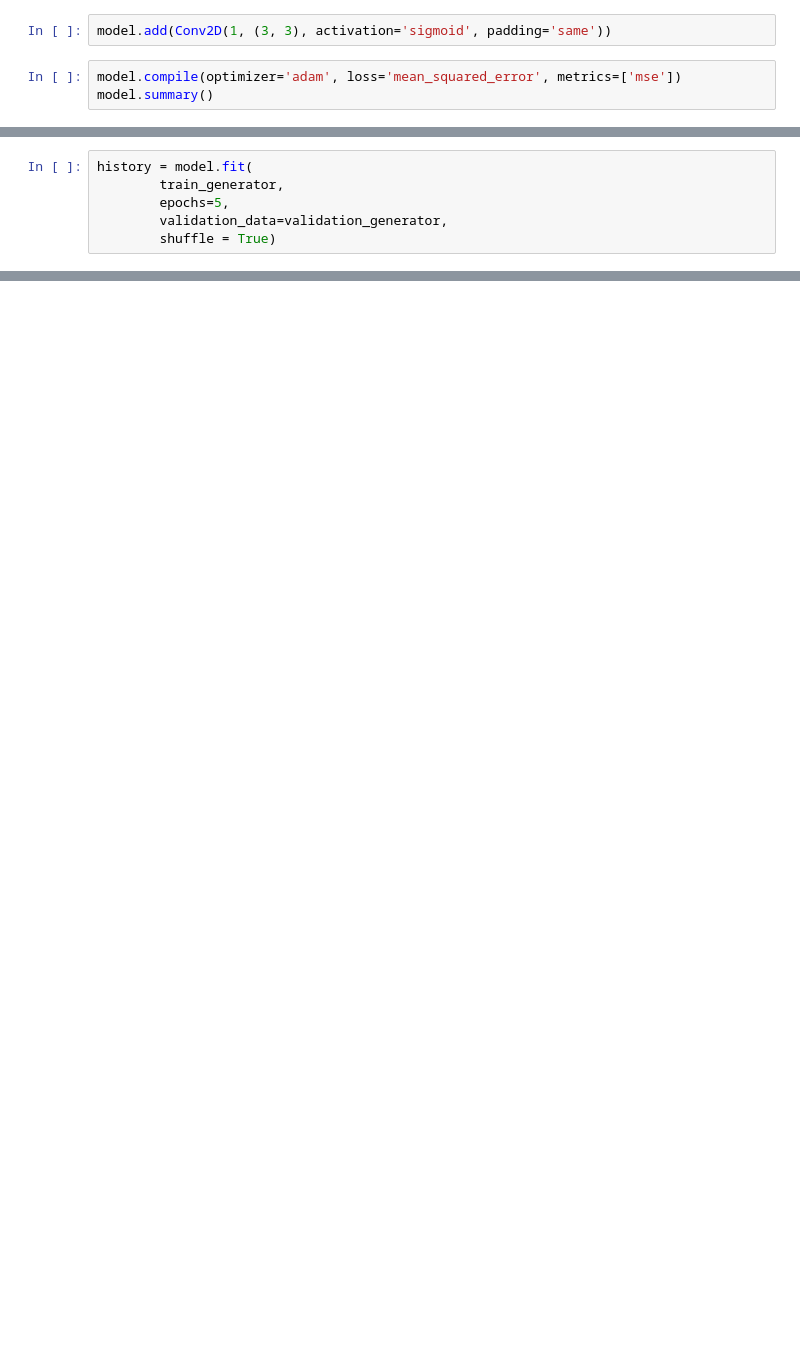
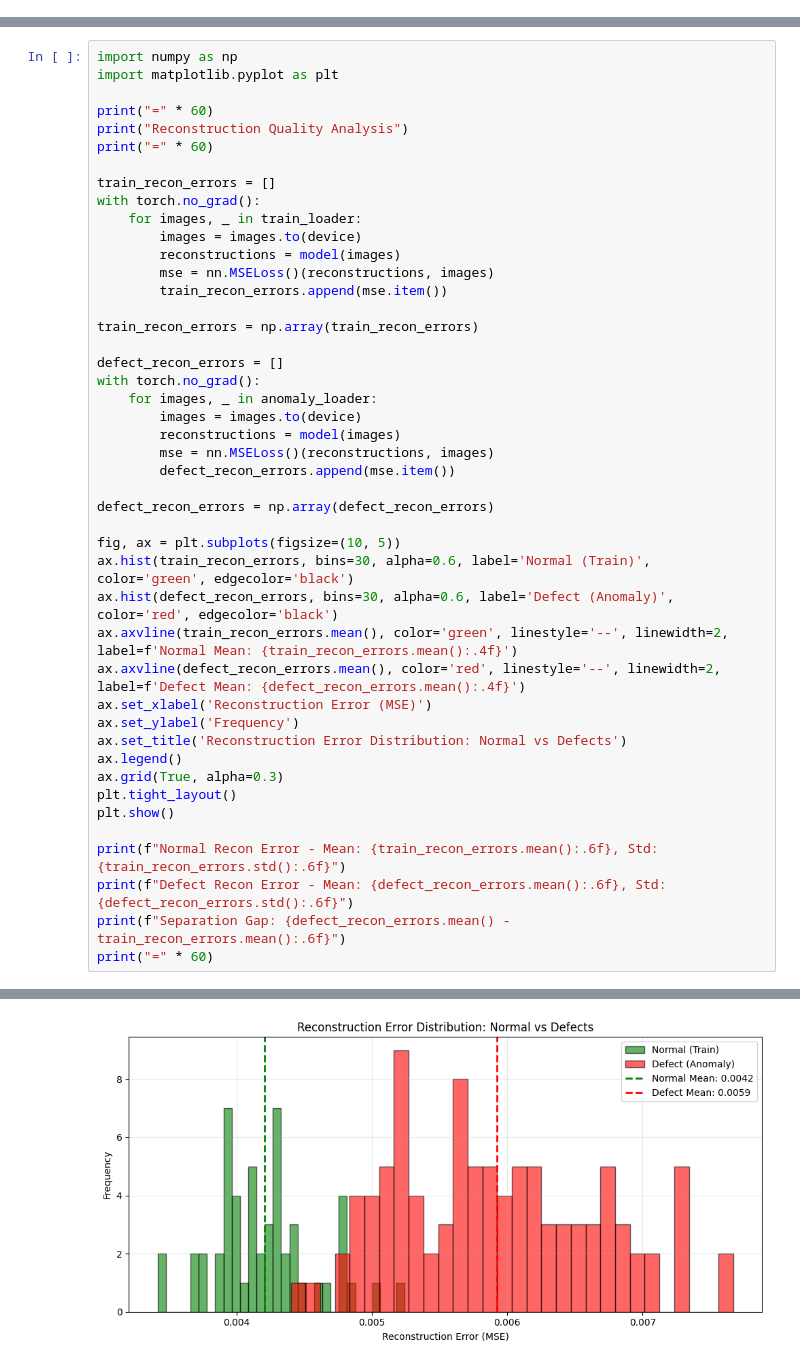
Before and after one commit to matejmedveczky/TP_detekcia_defektov, a Jupyter notebook: autoencoder_FCDD/autoencoder.ipynb, the cells around one changed output, grey strips where cells are left out. Cells and saved outputs as stored; diff of their text form; blank space fills up the shorter version.

Commit message:
Update autoencoder.ipynb
Prepísanie modelu z Kerasu do PyTorchu

```diff
--- a/autoencoder_FCDD/autoencoder.ipynb
+++ b/autoencoder_FCDD/autoencoder.ipynb
@@ -95,5 +109,0 @@ model.add(UpSampling2D((2, 2)))
-# %%
-model.add(Conv2D(1, (3, 3), activation='sigmoid', padding='same'))
-# %%
-model.compile(optimizer='adam', loss='mean_squared_error', metrics=['mse'])
-model.summary()
@@ -118,6 +109,0 @@ _________________________________________________________________
-# %%
-history = model.fit(
-        train_generator,
-        epochs=5,
-        validation_data=validation_generator,
-        shuffle = True)
@@ -147,0 +166,46 @@ plt.show()
+# %%
+import numpy as np
+import matplotlib.pyplot as plt
+
+print("=" * 60)
+print("Reconstruction Quality Analysis")
+print("=" * 60)
+
+train_recon_errors = []
+with torch.no_grad():
+    for images, _ in train_loader:
+        images = images.to(device)
+        reconstructions = model(images)
+        mse = nn.MSELoss()(reconstructions, images)
+        train_recon_errors.append(mse.item())
+
+train_recon_errors = np.array(train_recon_errors)
+
+defect_recon_errors = []
+with torch.no_grad():
+    for images, _ in anomaly_loader:
+        images = images.to(device)
+        reconstructions = model(images)
+        mse = nn.MSELoss()(reconstructions, images)
+        defect_recon_errors.append(mse.item())
+
+defect_recon_errors = np.array(defect_recon_errors)
+
+fig, ax = plt.subplots(figsize=(10, 5))
+ax.hist(train_recon_errors, bins=30, alpha=0.6, label='Normal (Train)', color='green', edgecolor='black')
+ax.hist(defect_recon_errors, bins=30, alpha=0.6, label='Defect (Anomaly)', color='red', edgecolor='black')
+ax.axvline(train_recon_errors.mean(), color='green', linestyle='--', linewidth=2, label=f'Normal Mean: {train_recon_errors.mean():.4f}')
+ax.axvline(defect_recon_errors.mean(), color='red', linestyle='--', linewidth=2, label=f'Defect Mean: {defect_recon_errors.mean():.4f}')
+ax.set_xlabel('Reconstruction Error (MSE)')
+ax.set_ylabel('Frequency')
+ax.set_title('Reconstruction Error Distribution: Normal vs Defects')
+ax.legend()
+ax.grid(True, alpha=0.3)
+plt.tight_layout()
+plt.show()
+
+print(f"Normal Recon Error - Mean: {train_recon_errors.mean():.6f}, Std: {train_recon_errors.std():.6f}")
+print(f"Defect Recon Error - Mean: {defect_recon_errors.mean():.6f}, Std: {defect_recon_errors.std():.6f}")
+print(f"Separation Gap: {defect_recon_errors.mean() - train_recon_errors.mean():.6f}")
+print("=" * 60)
+# %% [output]
@@ -147,0 +215 @@ plt.show()
+[figure, added]
```
Also changed, not shown: parts of 12 cells of this notebook.
